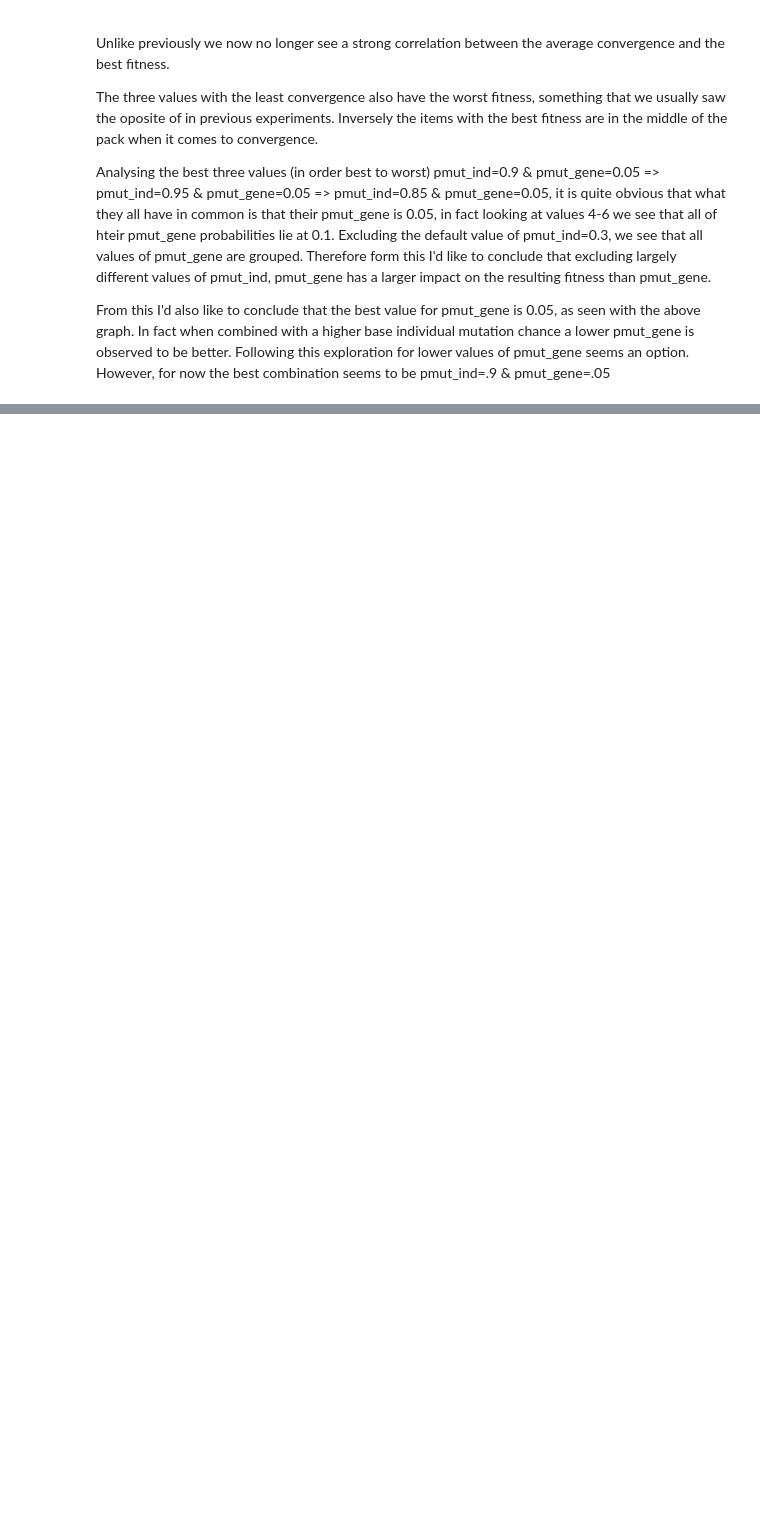
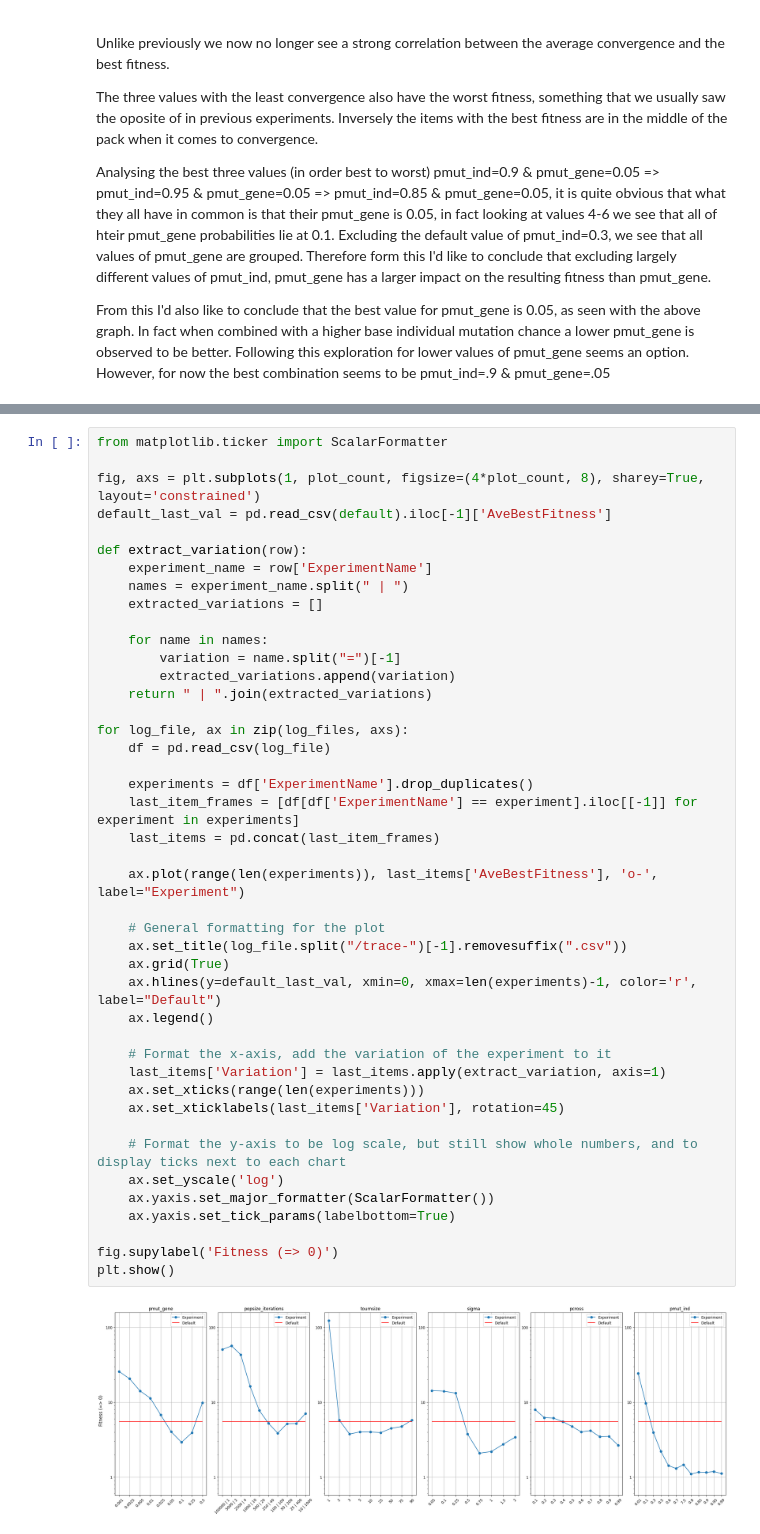
Before and after one commit to sebi-stewart/BioComputing-CSC3431-25-26-Assignment1, a Jupyter notebook: GA_Analysis.ipynb, the cells around one changed output, grey strips where cells are left out. Cells and saved outputs as stored; diff of their text form; blank space fills up the shorter version.

```diff
--- a/GA_Analysis.ipynb
+++ b/GA_Analysis.ipynb
@@ -431,0 +524,45 @@ From this I'd also like to conclude that the best value for pmut_gene is 0.05, a
+# %%
+from matplotlib.ticker import ScalarFormatter
+
+fig, axs = plt.subplots(1, plot_count, figsize=(4*plot_count, 8), sharey=True, layout='constrained')
+default_last_val = pd.read_csv(default).iloc[-1]['AveBestFitness']
+
+def extract_variation(row):
+    experiment_name = row['ExperimentName']
+    names = experiment_name.split(" | ")
+    extracted_variations = []
+
+    for name in names:
+        variation = name.split("=")[-1]
+        extracted_variations.append(variation)
+    return " | ".join(extracted_variations)
+
+for log_file, ax in zip(log_files, axs):
+    df = pd.read_csv(log_file)
+
+    experiments = df['ExperimentName'].drop_duplicates()
+    last_item_frames = [df[df['ExperimentName'] == experiment].iloc[[-1]] for experiment in experiments]
+    last_items = pd.concat(last_item_frames)
+
+    ax.plot(range(len(experiments)), last_items['AveBestFitness'], 'o-', label="Experiment")
+
+    # General formatting for the plot
+    ax.set_title(log_file.split("/trace-")[-1].removesuffix(".csv"))
+    ax.grid(True)
+    ax.hlines(y=default_last_val, xmin=0, xmax=len(experiments)-1, color='r', label="Default")
+    ax.legend()
+
+    # Format the x-axis, add the variation of the experiment to it
+    last_items['Variation'] = last_items.apply(extract_variation, axis=1)
+    ax.set_xticks(range(len(experiments)))
+    ax.set_xticklabels(last_items['Variation'], rotation=45)
+
+    # Format the y-axis to be log scale, but still show whole numbers, and to display ticks next to each chart
+    ax.set_yscale('log')
+    ax.yaxis.set_major_formatter(ScalarFormatter())
+    ax.yaxis.set_tick_params(labelbottom=True)
+
+fig.supylabel('Fitness (=> 0)')
+plt.show()
+# %% [output]
+[figure, added]
```
Also changed, not shown: parts of 4 cells of this notebook, 1 other file.
